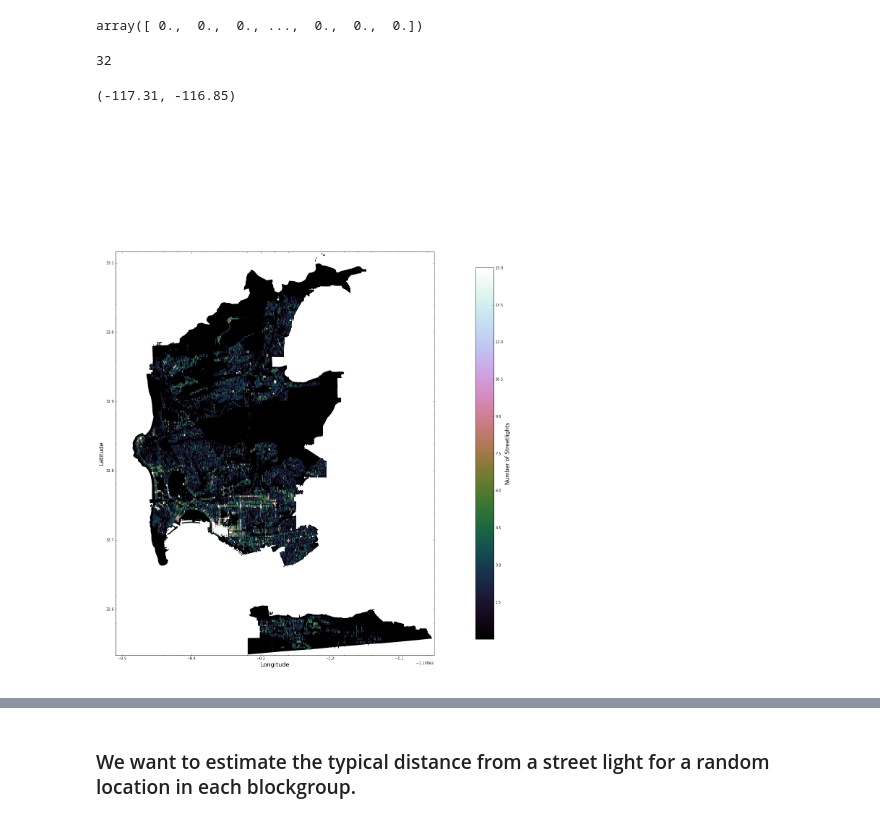
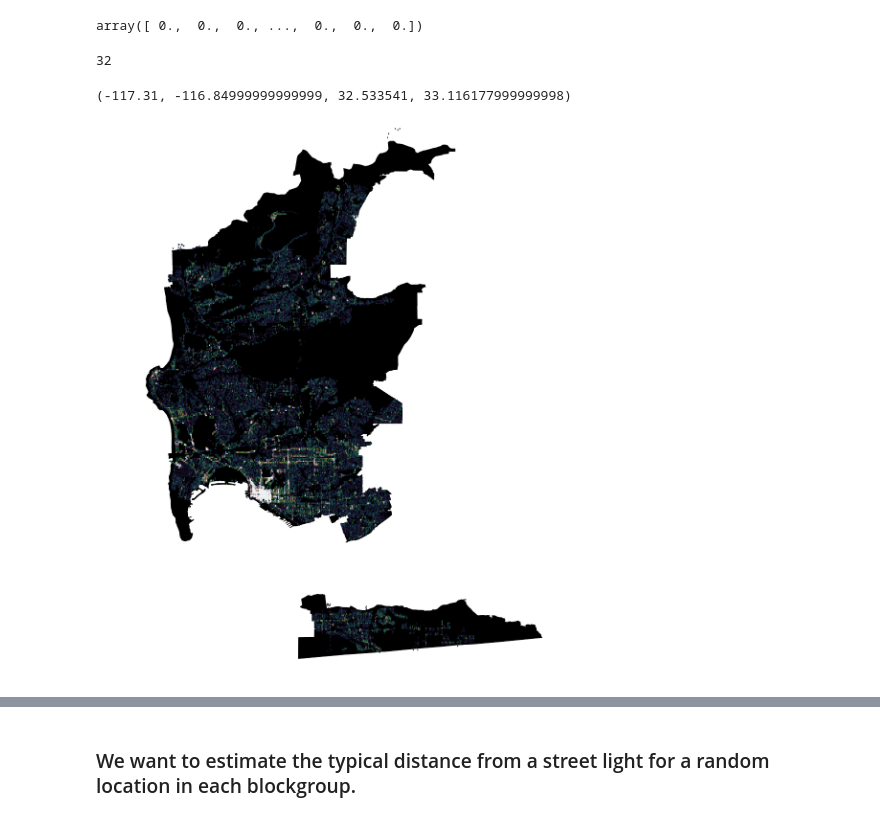
Before and after one commit to katiesch/insight2016, a Jupyter notebook: streetlight_density.ipynb, the cells around one changed output, grey strips where cells are left out. Saved outputs shown, nothing was run; the diff lists cells and outputs as text; code cells hidden in the pictures.

Commit message:
finessed streetlight figure with hexbin

```diff
--- a/streetlight_density.ipynb
+++ b/streetlight_density.ipynb
@@ -172,15 +172,23 @@ array([ 0.,  0.,  0., ...,  0.,  0.,  0.])
 palette = plt.cm.cubehelix
 palette.set_over('w', 1.0)
 palette.set_under('k', 0.0)
+
+
+palette2 = plt.cm.cubehelix
+palette2.set_over('w', 1.0)
+palette2.set_under('w', 0.0)
 # %%
 p1 = Proj("+init=EPSG:2230", preserve_units=True)
 
 fig,ax = plt.subplots(1,1, figsize=(20,20))
 
-cs = plt.hist2d(sl_record['lon'], sl_record['lat'], bins=(400,400), cmap=palette, vmax=15,
-          range=([-117.3,-116.9], [32.5, 33.3]), alpha=1.0, vmin=0.01, zorder=2)
-plt.colorbar(fraction=0.046, pad=0.04, shrink=1.0).set_label(label='Number of Streetlights',
-                                                                       size=15)
+#cs = plt.hist2d(sl_record['lon'], sl_record['lat'], bins=(400,400), cmap=palette, vmax=10,
+#          range=([-117.3,-116.9], [32.5, 33.3]), alpha=1.0, vmin=0.05, zorder=2)
+cs = plt.hexbin(sl_record['lon'], sl_record['lat'], gridsize=500, cmap=palette2, vmax=10,
+          extent=[-117.3,-116.9,32.5, 33.3], vmin=0.05, zorder=2)
+
+#plt.colorbar(fraction=0.046, pad=0.04, shrink=1.0).set_label(label='Number of Streetlights',
+#                                                                       size=15)
 
 patches = []
 for i in range(0,len(bg_info2)):
@@ -189,35 +197,35 @@ for i in range(0,len(bg_info2)):
     patches.append(poly)
     plt.gca().add_patch(poly)
 
 
 patches = []
 for i in range(32,33):
     print i
     temp = pd.DataFrame(mc_shapes[i].points)
     lon, lat = p1(np.array(temp.loc[0:33632, 0]), np.array(temp.loc[0:33632, 1]), inverse=True)
-    poly = plt.Polygon(np.transpose([lon,lat]), fc='none', ec='w', alpha=1.0, lw=3.0, zorder=3)
+    poly = plt.Polygon(np.transpose([lon,lat]), fc='none', ec='b', alpha=1.0, lw=3.0, zorder=3)
     patches.append(poly)
     #plt.gca().add_patch(poly)
 
 
 plt.axis('scaled')
 plt.minorticks_on()
 
 
 plt.xlabel('Longitude', fontsize=16)
 plt.ylabel('Latitude', fontsize=16)
 plt.ylim(32.533541,33.116178)
 #plt.ylim(32.70,32.72)
 
 plt.xlim(-117.31,-116.85)
 #plt.xlim(-117.2,-117.1)
 
-
+plt.axis("off")
 #plt.show()
 
-#plt.savefig('output_figures/graffiti_per_map.png', bbox_inches='tight')
+#plt.savefig('output_figures/streetlights_map.png', bbox_inches='tight')
 #mpld3.display()
 # %% [output]
 32
-(-117.31, -116.85)
+(-117.31, -116.84999999999999, 32.533541, 33.116177999999998)
-[figure, old version]
+[figure, new version]
```
Also changed, not shown: parts of 4 cells of this notebook.
